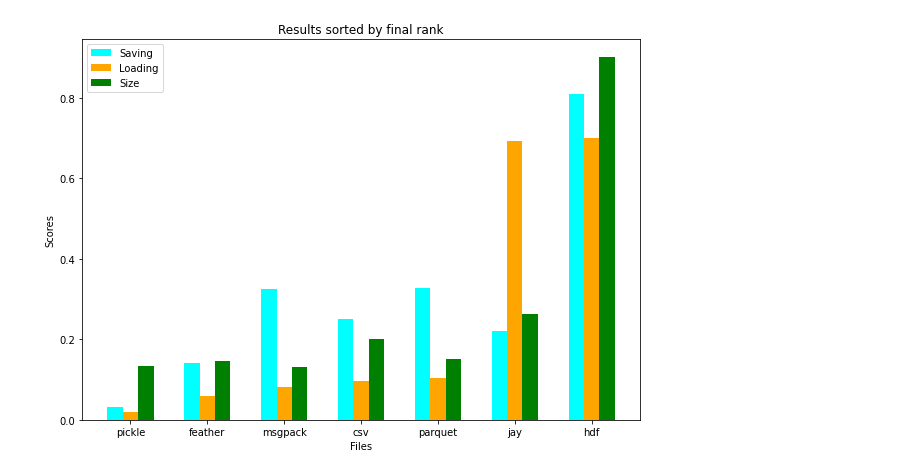
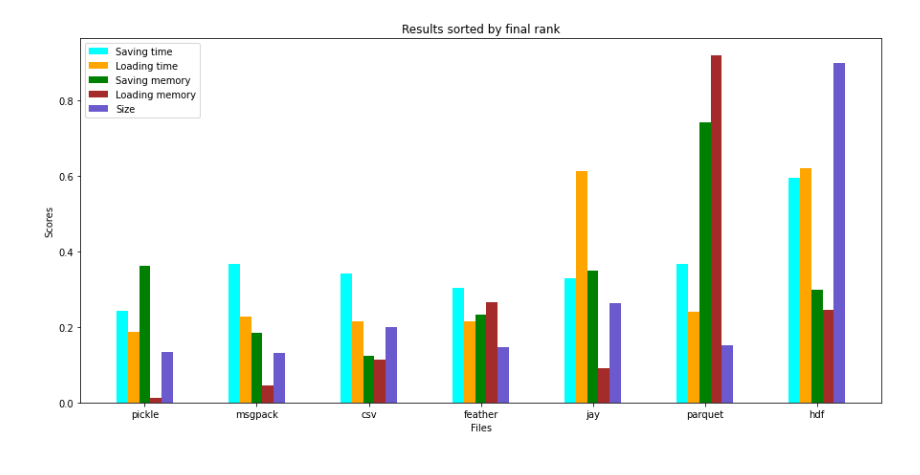
Before and after one commit to anastasiabubencova/start_task, a Jupyter notebook: start_task.ipynb, the cells around one changed output. Cells and saved outputs as stored; diff of their text form; code cells hidden in the pictures.

```diff
--- a/start_task.ipynb
+++ b/start_task.ipynb
@@ -180,14 +234,20 @@ def main() :
 # %%
-result = pd.DataFrame(columns=['file', 'save_time', 'load_time', 'size'])
+result = pd.DataFrame(columns=['file', 'save_time', 'save_memory', 'load_time', 'load_memory', 'size'])
 for i in range(100) :
         result = pd.concat([result, main()])
 
-res = result.groupby('file', as_index=False).mean()
+res = pd.concat([result[['file', 'save_time', 'load_time', 'size']].groupby('file', as_index=False).mean(), result[['file', 'save_memory', 'load_memory']].groupby('file', as_index=False).mean()], axis=1)
+files = res['file']
+res = res.drop(res.columns[0], axis=1)
+
+for i in range(len(res.columns)) :
+  try:
+    res[res.columns[i]] = preprocessing.normalize(res[res.columns[i]].values.reshape(1, -1))[0]
+  except :
+    's'
+
+res['sum'] = res['save_time'] + res['load_time'] + res['size'] + res['save_memory'] + res['load_memory']
+res['file'] = files.iloc[:,0]
+res = res.sort_values(by='sum')
 print(res)
-
-res['save_time'] = preprocessing.normalize(res['save_time'].values.reshape(1, -1))[0]
-res['load_time'] = preprocessing.normalize(res['load_time'].values.reshape(1, -1))[0]
-res['size'] = preprocessing.normalize(res['size'].values.reshape(1, -1))[0]
-
-res['sum'] = res['save_time'] + res['load_time'] + res['size']
 # %% [output]
@@ -227,16 +274,17 @@ plt.savefig('results/res1.png')
 # %%
-res = res.sort_values(by='sum')
-fig = plt.figure(figsize=(10,7))
+fig = plt.figure(figsize=(15,7))
 x = np.arange(7)
-width = 0.2
+width = 0.1
 plt.bar(x-0.2, res['save_time'].values, width, color='cyan')
-plt.bar(x, res['load_time'].values, width, color='orange')
-plt.bar(x+0.2, res['size'].values, width, color='green')
+plt.bar(x-0.1, res['load_time'].values, width, color='orange')
+plt.bar(x, res['save_memory'].values, width, color='green')
+plt.bar(x+0.1, res['load_memory'].values, width, color='brown')
+plt.bar(x+0.2, res['size'].values, width, color='slateblue')
 plt.xticks(x, res['file'].values)
 plt.xlabel("Files")
 plt.ylabel("Scores")
 plt.title('Results sorted by final rank')
-plt.legend(["Saving", "Loading", "Size"])
-plt.savefig('results/res2.png')
+plt.legend(["Saving time", "Loading time", "Saving memory", "Loading memory", "Size"])
+plt.savefig('results/all features.png')
 # %% [output]
-[figure, old version]
+[figure, new version]
```
Also changed, not shown: parts of 10 cells of this notebook, 13 other files.
